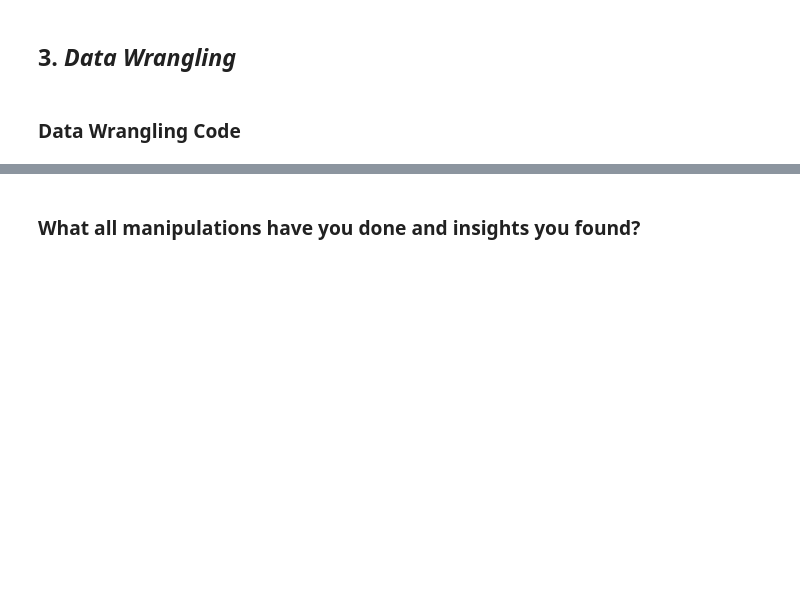
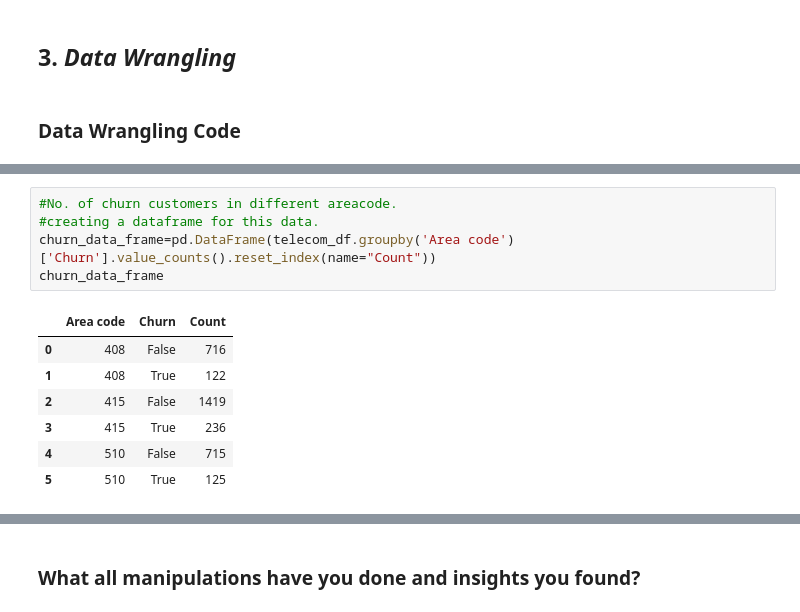
Before and after one commit to CoderSumanesh/Telecom_Churn_Analysis, a Jupyter notebook: Copy_of_Sample_EDA_Submission_Template.ipynb, the cells around one changed output, grey strips where cells are left out. Drawn from its saved outputs; the diff is of its cells as text; blank space fills up the shorter version.

```diff
--- a/Copy_of_Sample_EDA_Submission_Template.ipynb
+++ b/Copy_of_Sample_EDA_Submission_Template.ipynb
@@ -320,0 +336,13 @@ No. of unique values in  Churn is 2 .
+# %%
+#No. of churn customers in different areacode.
+#creating a dataframe for this data.
+churn_data_frame=pd.DataFrame(telecom_df.groupby('Area code')['Churn'].value_counts().reset_index(name="Count"))
+churn_data_frame
+# %% [output]
+|  | Area code | Churn | Count |
+| 0 | 408 | False | 716 |
+| 1 | 408 | True | 122 |
+| 2 | 415 | False | 1419 |
+| 3 | 415 | True | 236 |
+| 4 | 510 | False | 715 |
+| 5 | 510 | True | 125 |
```
Also changed, not shown: parts of 10 cells of this notebook.
